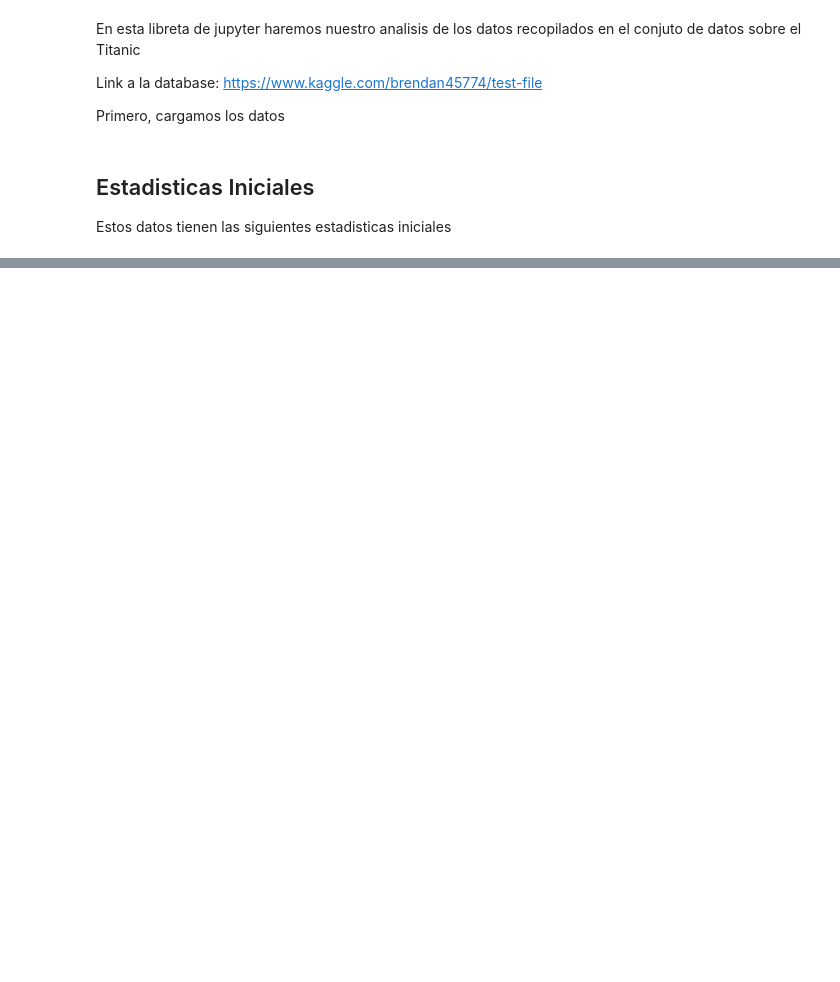
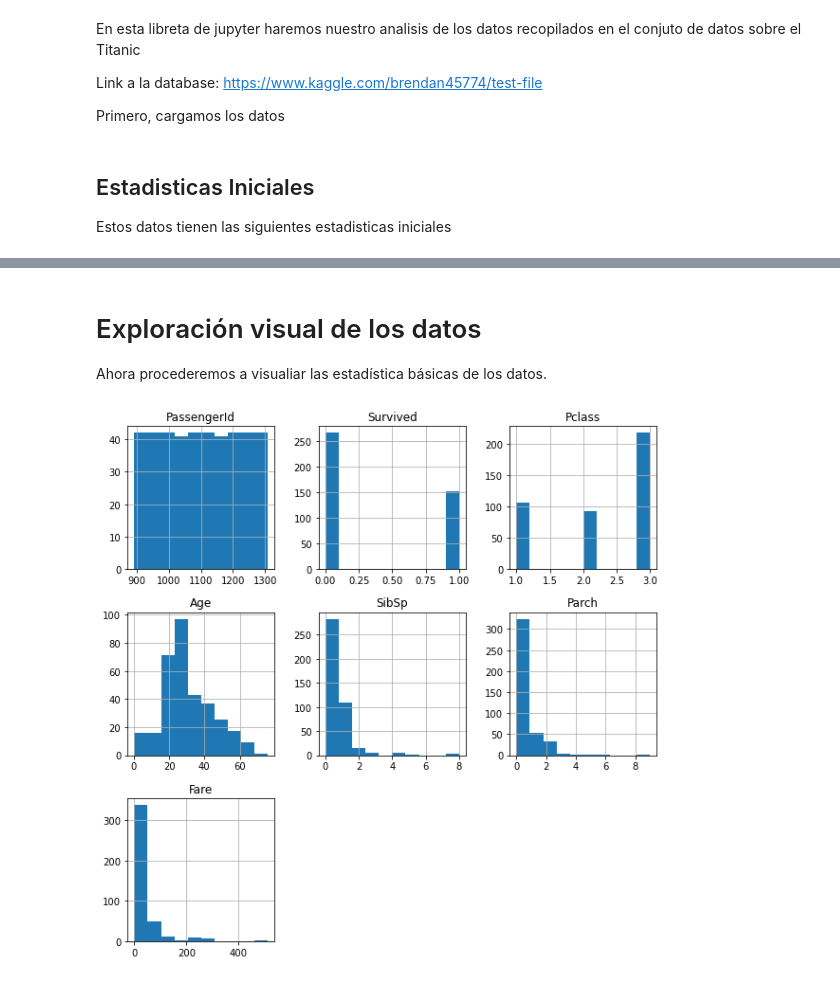
Before and after one commit to justNeto/SemanaTecAnalitica, a Jupyter notebook: TitanicDatasetAnalysis.ipynb, the cells around one changed output, grey strips where cells are left out. Cells and saved outputs as stored; diff of their text form; code cells hidden in the pictures; blank space fills up the shorter version.

Commit message:
Se agregaron los primeros metodos de visualizacion de datos

```diff
--- a/TitanicDatasetAnalysis.ipynb
+++ b/TitanicDatasetAnalysis.ipynb
@@ -13,7 +13,7 @@ Link a la database: https://www.kaggle.com/brendan45774/test-file
 
 Primero, cargamos los datos
 # %%
-titanic = pd.read_csv(".csv") # Leer conjunto de datos
+titanic = pd.read_csv("titanic.csv") # Leer conjunto de datos
 # %% [markdown]
 ## Estadisticas Iniciales
 Estos datos tienen las siguientes estadisticas iniciales
@@ -21,0 +32,8 @@ titanic.describe()
+# %% [markdown]
+# Exploración visual de los datos
+Ahora procederemos a visualiar las estadística básicas de los datos.
+# %%
+titanic.hist(figsize = (10, 10))
+plt.show()
+# %% [output]
+[figure, added]
```
Also changed, not shown: parts of 5 cells of this notebook, 2 other files.
